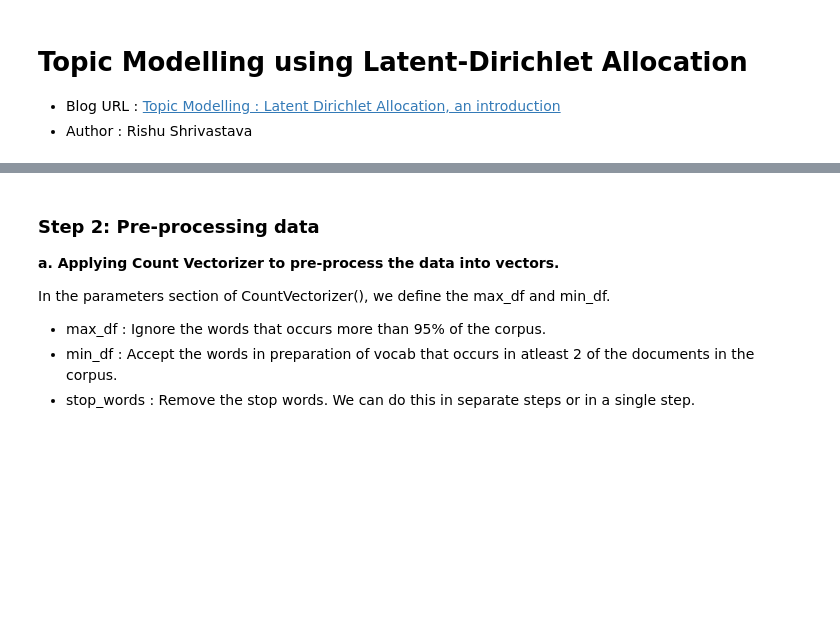
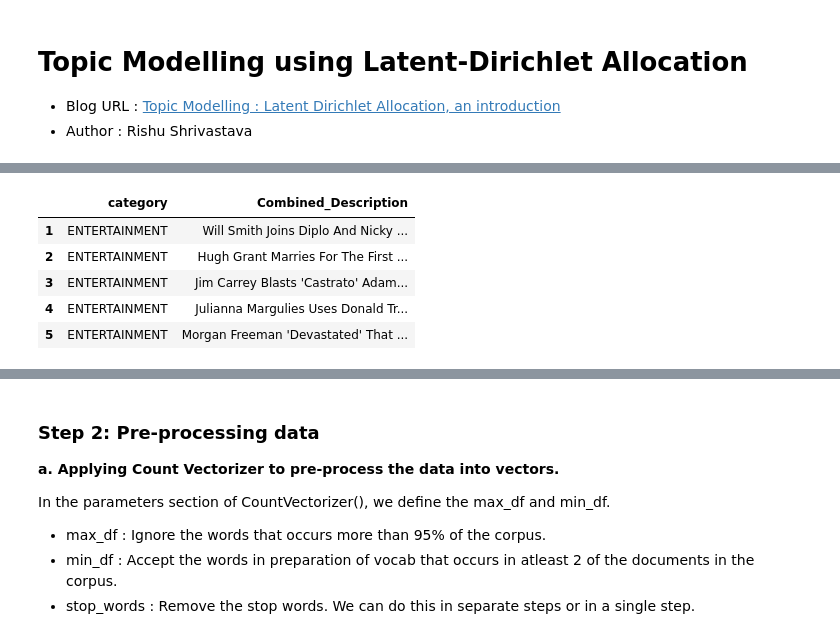
Before and after one commit to rishuatgithub/MLPy, a Jupyter notebook: Topic_Modelling_LDA.ipynb, the cells around one changed output, grey strips where cells are left out. Saved outputs shown, nothing was run; the diff lists cells and outputs as text; code cells hidden in the pictures; blank space fills up the shorter version.

```diff
--- a/Topic_Modelling_LDA.ipynb
+++ b/Topic_Modelling_LDA.ipynb
@@ -44,0 +84,15 @@ Name: short_description, dtype: object
+# %%
+### Filter the dataset to reduce the dataset (just for the purpose of this work)
+
+data['Combined_Description'] = data['headline'] + data['short_description']
+filtered_data = data[(data['category']=='ENTERTAINMENT') | (data['category']=='TRAVEL') | (data['category']=='RELIGION') | (data['category']=='FOOD & DRINK') | (data['category']=='HEALTHY LIVING')]
+filtered_data = filtered_data[['category','Combined_Description']]
+
+filtered_data.head()
+# %% [output]
+|  | category | Combined_Description |
+| 1 | ENTERTAINMENT | Will Smith Joins Diplo And Nicky ... |
+| 2 | ENTERTAINMENT | Hugh Grant Marries For The First ... |
+| 3 | ENTERTAINMENT | Jim Carrey Blasts 'Castrato' Adam... |
+| 4 | ENTERTAINMENT | Julianna Margulies Uses Donald Tr... |
+| 5 | ENTERTAINMENT | Morgan Freeman 'Devastated' That ... |
```
Also changed, not shown: parts of 28 cells of this notebook.
